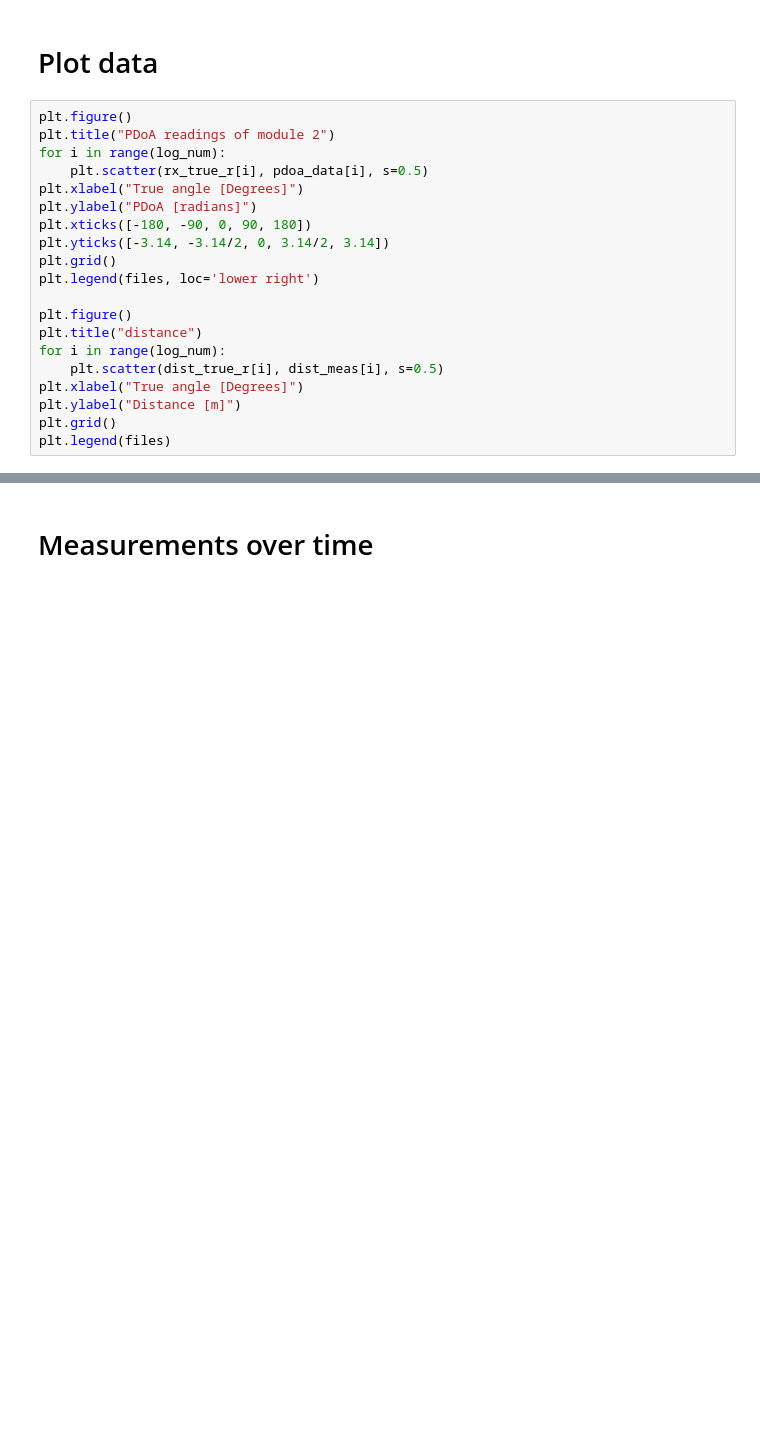
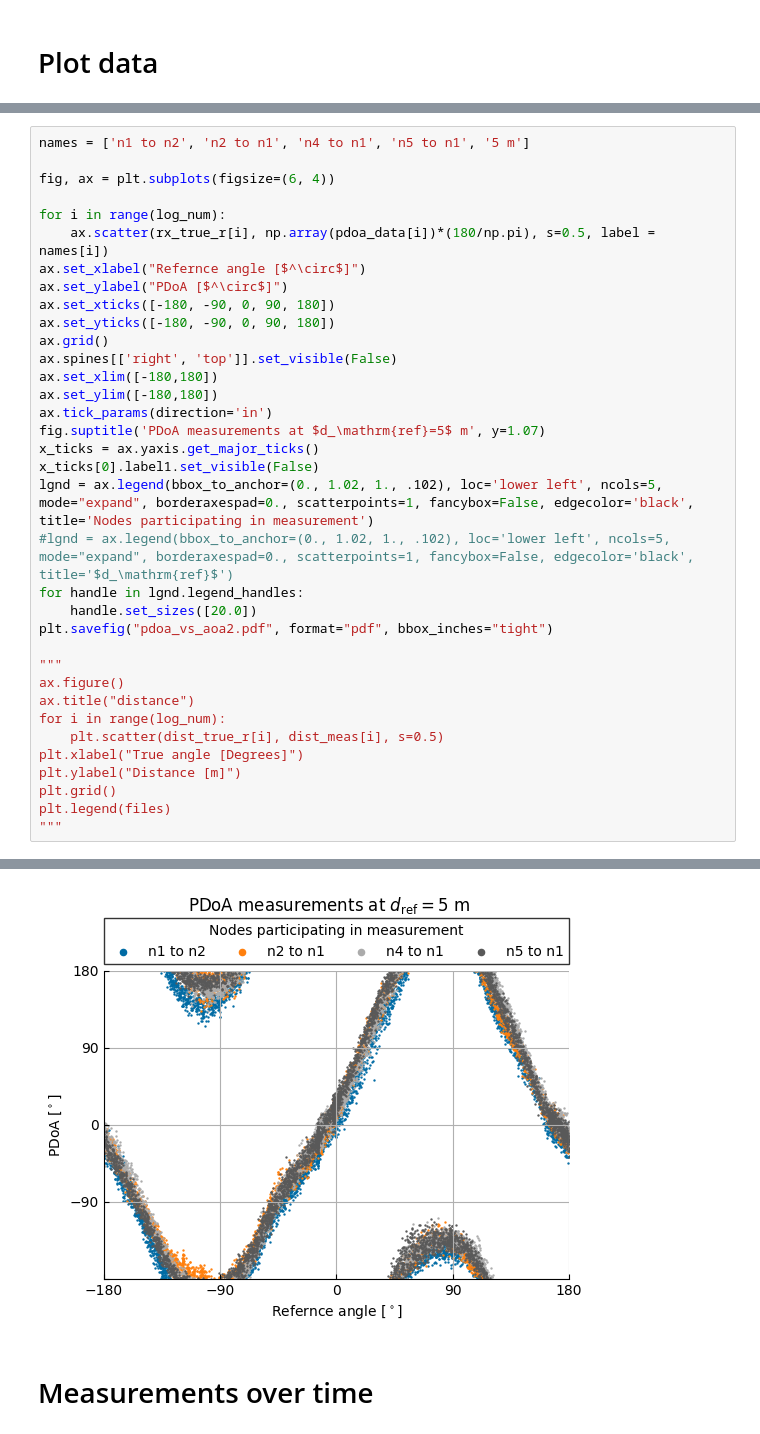
Before and after one commit to MarcusLariJ/UWB_Rasberry, a Jupyter notebook: Data/log_reader.ipynb, the cells around one changed output, grey strips where cells are left out. Drawn from its saved outputs; the diff is of its cells as text; blank space fills up the shorter version.

```diff
--- a/Data/log_reader.ipynb
+++ b/Data/log_reader.ipynb
@@ -111,23 +93,3 @@ for log in files:
     dist_meas += [temp_dist]
 # %% [markdown]
 # Plot data
-# %%
-plt.figure()
-plt.title("PDoA readings of module 2")
-for i in range(log_num):
-    plt.scatter(rx_true_r[i], pdoa_data[i], s=0.5)
-plt.xlabel("True angle [Degrees]")
-plt.ylabel("PDoA [radians]")
-plt.xticks([-180, -90, 0, 90, 180])
-plt.yticks([-3.14, -3.14/2, 0, 3.14/2, 3.14])
-plt.grid()
-plt.legend(files, loc='lower right')
-
-plt.figure()
-plt.title("distance")
-for i in range(log_num):
-    plt.scatter(dist_true_r[i], dist_meas[i], s=0.5)
-plt.xlabel("True angle [Degrees]")
-plt.ylabel("Distance [m]")
-plt.grid()
-plt.legend(files)
@@ -137,0 +96,36 @@ plt.legend(files)
+# %%
+names = ['n1 to n2', 'n2 to n1', 'n4 to n1', 'n5 to n1', '5 m']
+
+fig, ax = plt.subplots(figsize=(6, 4))
+
+for i in range(log_num):
+    ax.scatter(rx_true_r[i], np.array(pdoa_data[i])*(180/np.pi), s=0.5, label = names[i])
+ax.set_xlabel("Refernce angle [$^\circ$]")
+ax.set_ylabel("PDoA [$^\circ$]")
+ax.set_xticks([-180, -90, 0, 90, 180])
+ax.set_yticks([-180, -90, 0, 90, 180])
+ax.grid()
+ax.spines[['right', 'top']].set_visible(False)
+ax.set_xlim([-180,180])
+ax.set_ylim([-180,180])
+ax.tick_params(direction='in')
+fig.suptitle('PDoA measurements at $d_\mathrm{ref}=5$ m', y=1.07)
+x_ticks = ax.yaxis.get_major_ticks()
+x_ticks[0].label1.set_visible(False)
+lgnd = ax.legend(bbox_to_anchor=(0., 1.02, 1., .102), loc='lower left', ncols=5, mode="expand", borderaxespad=0., scatterpoints=1, fancybox=False, edgecolor='black', title='Nodes participating in measurement')
+#lgnd = ax.legend(bbox_to_anchor=(0., 1.02, 1., .102), loc='lower left', ncols=5, mode="expand", borderaxespad=0., scatterpoints=1, fancybox=False, edgecolor='black', title='$d_\mathrm{ref}$')
+for handle in lgnd.legend_handles:
+    handle.set_sizes([20.0])
+plt.savefig("pdoa_vs_aoa2.pdf", format="pdf", bbox_inches="tight")
+
+"""
+ax.figure()
+ax.title("distance")
+for i in range(log_num):
+    plt.scatter(dist_true_r[i], dist_meas[i], s=0.5)
+plt.xlabel("True angle [Degrees]")
+plt.ylabel("Distance [m]")
+plt.grid()
+plt.legend(files)
+"""
+# %% [output]
@@ -138,3 +133,4 @@ plt.legend(files)
+[figure, added]
 # %% [markdown]
 # Measurements over time
 # %%
```
Also changed, not shown: parts of 8 cells of this notebook, 4 other files.
